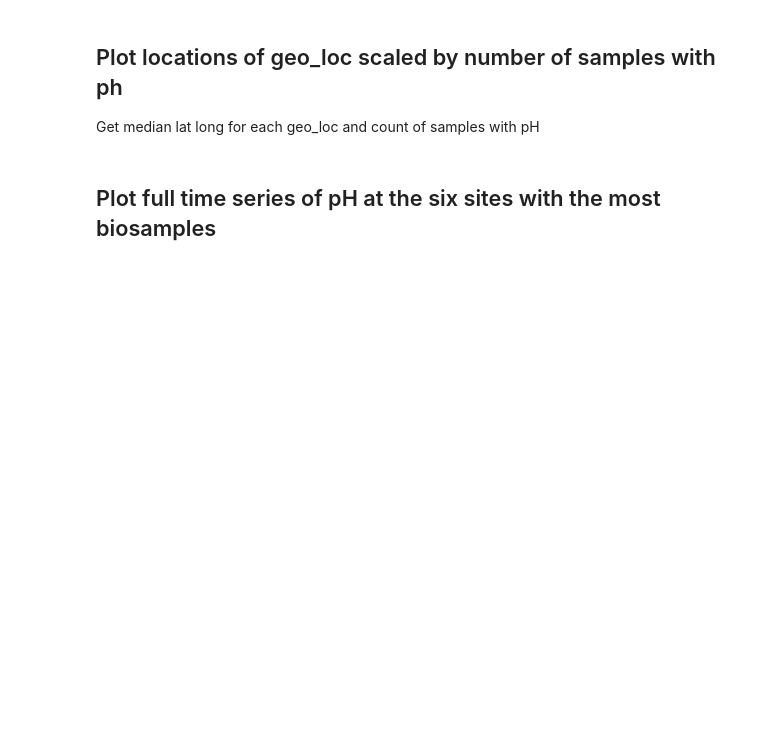
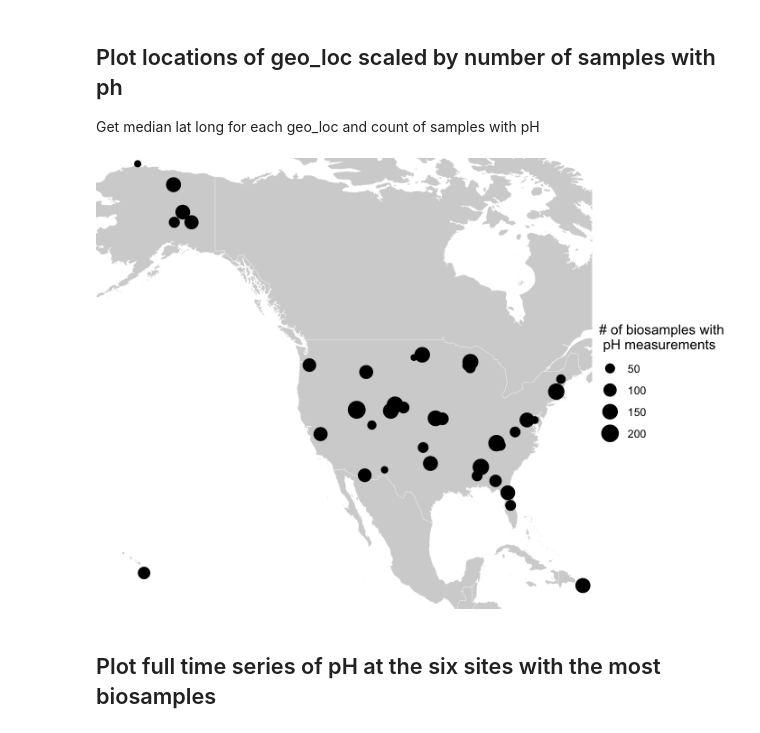
Before and after one commit to microbiomedata/nmdc_notebooks, a Jupyter notebook: NEON_soil_metadata/R/NEON_data_exploration.ipynb, the cells around one changed output. Saved outputs shown, nothing was run; the diff lists cells and outputs as text; code cells hidden in the pictures; blank space fills up the shorter version.

```diff
--- a/NEON_soil_metadata/R/NEON_data_exploration.ipynb
+++ b/NEON_soil_metadata/R/NEON_data_exploration.ipynb
@@ -30,7 +40,7 @@ study_id = study_ids[1]
 dat_all = tibble()
 
 # Set up query
-per_page = 100  # number of records to retrieve per page
+per_page = 2000  # number of records to retrieve per page
 filt = paste0("part_of:", study_id) # filter to only get biosamples from the study of interest
 get_more = TRUE # flag to indicate whether we need to get more records
 page = 1 # page number to retrieve
@@ -63,7 +91,7 @@ Pull out collection date, environmental media, ph, geo_loc_name, lat_lon; unnest
 # %%
 df <- dat_all %>%
     select(
-      collection_date, water_content, ph, geo_loc_name, lat_lon, env_medium
+      collection_date, soil_horizon, water_content, ph, geo_loc_name, lat_lon, env_medium
       ) %>%
     mutate(water_content = as.character(water_content)) %>%
     separate(water_content, sep = " ", into = c("water_content", "water_content_units"), extra = "merge") %>%
@@ -114,35 +160,39 @@ loc_sum_df <- df %>%
   mutate(
     count_with_ph = n(),
     lat_med = median(lat_lon_latitude),
     long_med = median(lat_lon_longitude),
     ) %>%
   select(
     geo_loc,
     env_medium,
     lat_med,
     long_med,
     count_with_ph
     ) %>%
   distinct()
 
 #Plot summary data
 my_theme <- theme_bw()
 world <- map_data("world")
-g2 <- ggplot() +
+g2 <- suppressWarnings(ggplot() +
   geom_map(
     data = world,
     map = world,
     aes(long, lat, map_id = region),
     color = "white", fill = "lightgray", size = 0.1
   )  +
     geom_point(
         data = loc_sum_df,
         aes(long_med, lat_med,
         size = count_with_ph)) +
     theme_void() +
     labs(size = "# of biosamples with \n pH measurements")+
-    coord_cartesian(xlim = c(-165, -65), ylim = c(15, 72), expand = FALSE)
+    coord_cartesian(xlim = c(-165, -65), ylim = c(15, 72), expand = FALSE))
+
+options(repr.plot.width = 7, repr.plot.height = 5, repr.plot.res = 200)
 g2
+# %% [output]
+[figure, added]
 # %% [markdown]
 
 ## Plot full time series of pH at the six sites with the most biosamples
```
Also changed, not shown: parts of 11 cells of this notebook, 5 other files.
